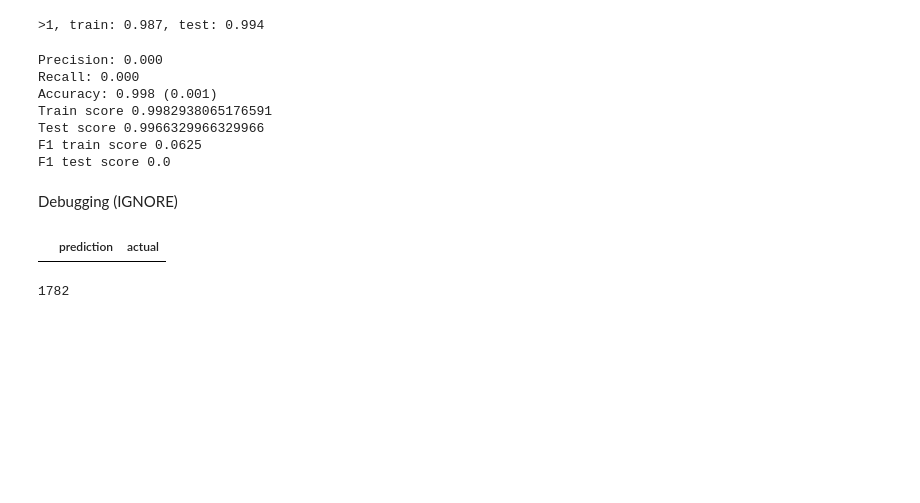
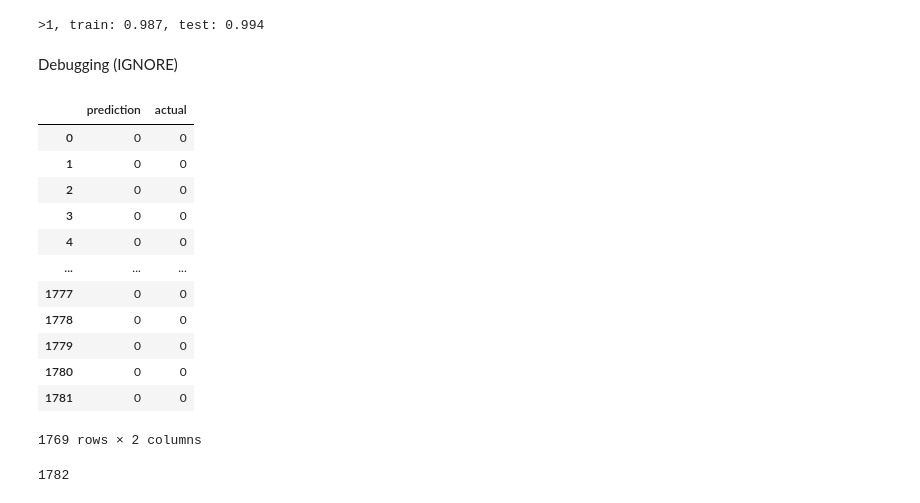
Before and after one commit to palmafr/MDPIData2022, a Jupyter notebook: ml_models.ipynb, the cells around one changed output. Drawn from its saved outputs; the diff is of its cells as text; code cells hidden in the pictures; blank space fills up the shorter version.

```diff
--- a/ml_models.ipynb
+++ b/ml_models.ipynb
@@ -262,34 +287,29 @@ test_scores.append(accuracy_score(test_Y, y_test_pred))
 print('>%d, train: %.3f, test: %.3f' % (1, train_acc, test_acc))
 # %% [output]
 >1, train: 0.987, test: 0.994
-# %%
-knn_model = KNN(metric='manhattan',algorithm='kd_tree')
-knn_model.fit(X_ros, y_ros)
-scores = cross_val_score(knn_model, X_ros, y_ros, scoring='accuracy', cv=kfold, n_jobs=-1)
-print('Precision: %.3f' % mean(cross_val_score(knn_model, X_ros, y_ros, scoring='precision', cv=kfold, n_jobs=-1)))
-print('Recall: %.3f' % mean(cross_val_score(knn_model, X_ros, y_ros, scoring='recall', cv=kfold, n_jobs=-1)))
-print('Accuracy: %.3f (%.3f)' % (mean(scores), std(scores)))
-knn_predictions = knn_model.predict(test_X)
-print(f'Test score {accuracy_score(knn_predictions,test_Y)}')
-print(f'F1 test score {f1_score(knn_predictions, test_Y)}')
-# %% [output]
-Precision: 0.000
-Recall: 0.000
-Accuracy: 0.998 (0.001)
-Train score 0.9982938065176591
-Test score 0.9966329966329966
-F1 train score 0.0625
-F1 test score 0.0
 # %% [markdown]
 Debugging (IGNORE)
 # %%
-knn_df = pd.DataFrame([y_test_pred, test_Y]).T
+knn_df = pd.DataFrame([predict(KNN(n_neighbors=20))[3], test_Y]).T
 knn_df.columns = ['prediction', 'actual']
 knn_df['prediction'] = knn_df['prediction'].astype(int)
 knn_df['actual'] = knn_df['actual'].astype(int)
-knn_df.loc[(knn_df['prediction']==1)&(knn_df['actual']==1)]
-# %% [output]
-|  | prediction | actual |
+# %%
+knn_df.loc[(knn_df['actual'] == knn_df['prediction'])]
+# %% [output]
+|  | prediction | actual |
+| 0 | 0 | 0 |
+| 1 | 0 | 0 |
+| 2 | 0 | 0 |
+| 3 | 0 | 0 |
+| 4 | 0 | 0 |
+| ... | ... | ... |
+| 1777 | 0 | 0 |
+| 1778 | 0 | 0 |
+| 1779 | 0 | 0 |
+| 1780 | 0 | 0 |
+| 1781 | 0 | 0 |
+1769 rows × 2 columns
 # %%
 test_X.shape[0]
 # %% [output]
```
Also changed, not shown: parts of 20 cells of this notebook.
